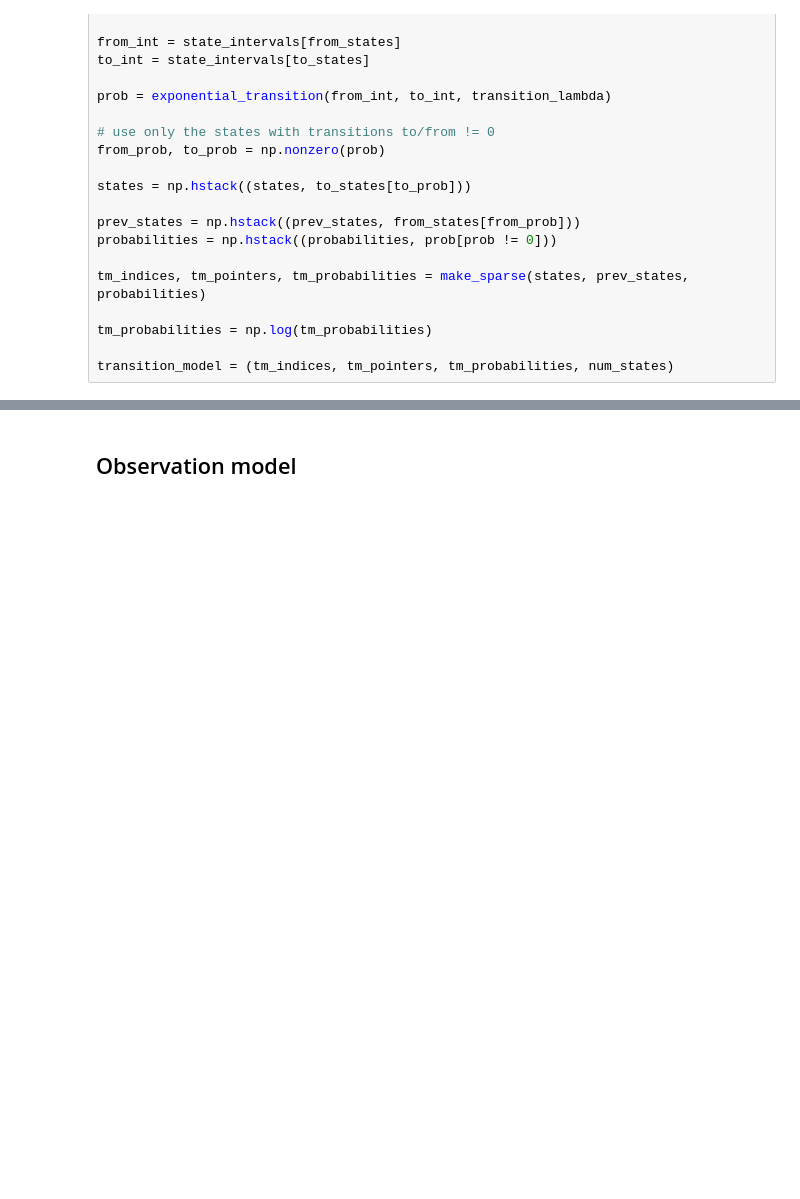
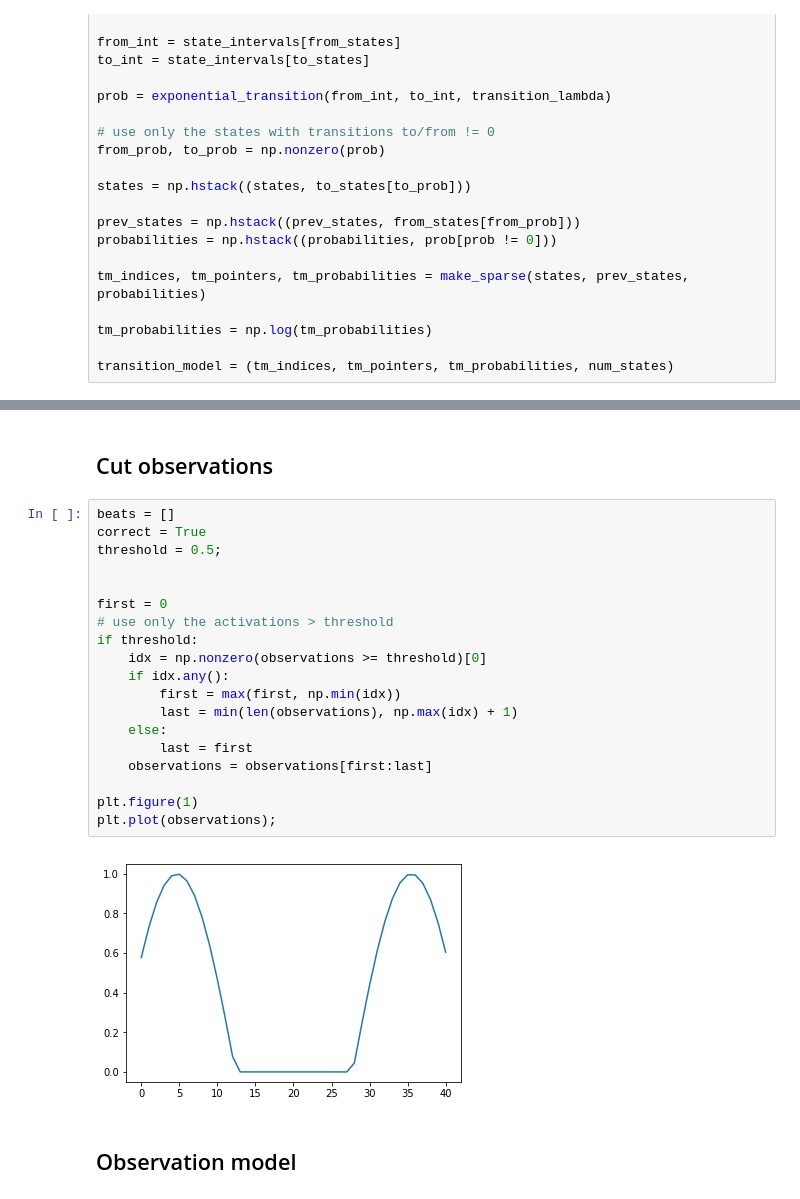
Before and after one commit to julius-richter/beat_tracker, a Jupyter notebook: jupyter/post_processing.ipynb, the cells around one changed output, grey strips where cells are left out. Cells and saved outputs as stored; diff of their text form; blank space fills up the shorter version.

```diff
--- a/jupyter/post_processing.ipynb
+++ b/jupyter/post_processing.ipynb
@@ -180,3 +171,26 @@ transition_model = (tm_indices, tm_pointers, tm_probabilities, num_states)
+# %% [markdown]
+## Cut observations
+# %%
+beats = []
+correct = True
+threshold = 0.5;
+
+
+first = 0
+# use only the activations > threshold
+if threshold:
+    idx = np.nonzero(observations >= threshold)[0]
+    if idx.any():
+        first = max(first, np.min(idx))
+        last = min(len(observations), np.max(idx) + 1)
+    else:
+        last = first
+    observations = observations[first:last]
+
+plt.figure(1)
+plt.plot(observations);
+# %% [output]
+[figure, added]
 # %% [markdown]
 ## Observation model
 # %%
```
Also changed, not shown: parts of 24 cells of this notebook, 42 other files.
